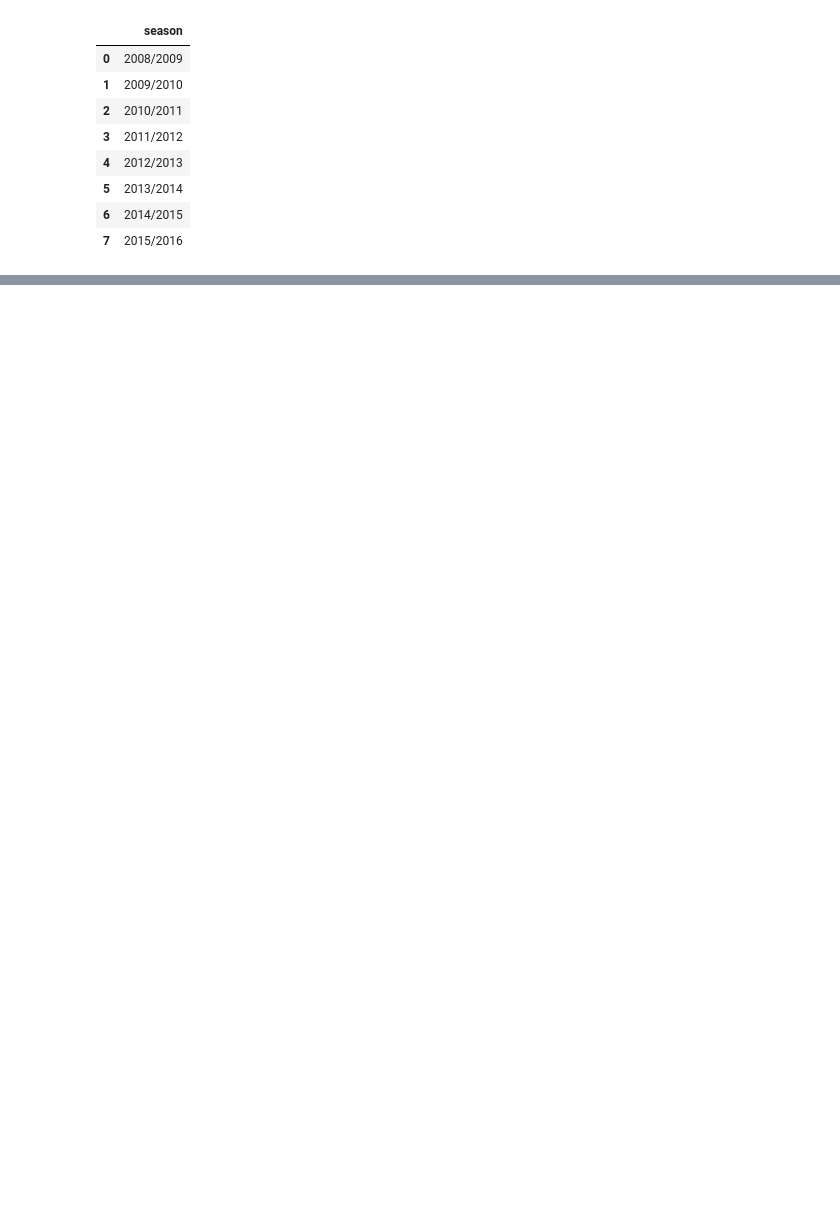
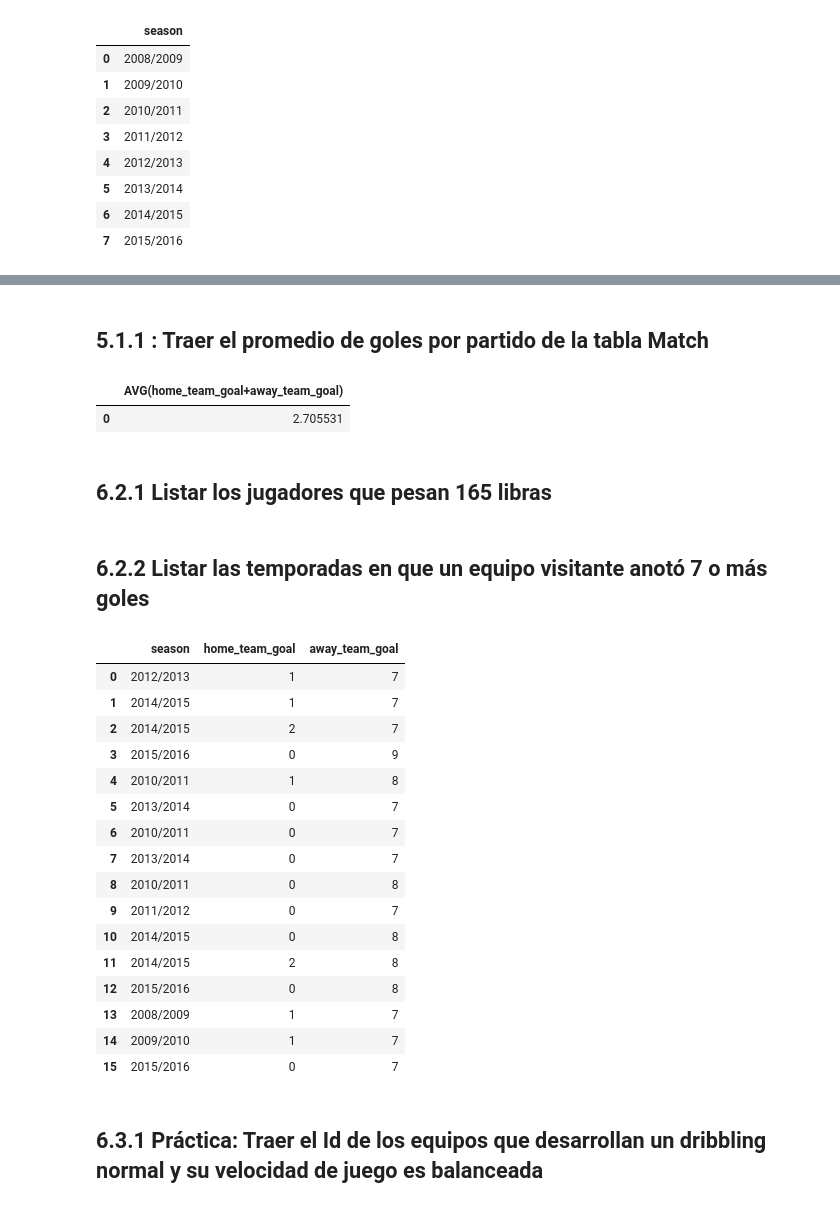
Before and after one commit to NeverShoutLala/Talento-Tech, a Jupyter notebook: tallersql.ipynb, the cells around one changed output, grey strips where cells are left out. Saved outputs shown, nothing was run; the diff lists cells and outputs as text; code cells hidden in the pictures; blank space fills up the shorter version.

```diff
--- a/tallersql.ipynb
+++ b/tallersql.ipynb
@@ -115,0 +288,12 @@ seasons
+# %% [markdown]
+## 5.1.1 : Traer el promedio de goles por partido de la tabla Match
+# %%
+query = ''' SELECT AVG(home_team_goal+away_team_goal) FROM Match;'''
+
+avg_sum_goals = pd.read_sql(query, conn)
+avg_sum_goals
+# %% [output]
+|  | AVG(home_team_goal+away_team_goal) |
+| 0 | 2.705531 |
+# %% [markdown]
+## 6.2.1  Listar los jugadores que pesan 165 libras
@@ -115,0 +308,28 @@ seasons
+# %% [markdown]
+## 6.2.2 Listar las temporadas en que un equipo visitante anotó 7 o más goles
+# %%
+query = '''SELECT season, home_team_goal,
+          away_team_goal FROM Match WHERE away_team_goal >= 7;'''
+
+away_team_goals = pd.read_sql(query, conn)
+away_team_goals
+# %% [output]
+|  | season | home_team_goal | away_team_goal |
+| 0 | 2012/2013 | 1 | 7 |
+| 1 | 2014/2015 | 1 | 7 |
+| 2 | 2014/2015 | 2 | 7 |
+| 3 | 2015/2016 | 0 | 9 |
+| 4 | 2010/2011 | 1 | 8 |
+| 5 | 2013/2014 | 0 | 7 |
+| 6 | 2010/2011 | 0 | 7 |
+| 7 | 2013/2014 | 0 | 7 |
+| 8 | 2010/2011 | 0 | 8 |
+| 9 | 2011/2012 | 0 | 7 |
+| 10 | 2014/2015 | 0 | 8 |
+| 11 | 2014/2015 | 2 | 8 |
+| 12 | 2015/2016 | 0 | 8 |
+| 13 | 2008/2009 | 1 | 7 |
+| 14 | 2009/2010 | 1 | 7 |
+| 15 | 2015/2016 | 0 | 7 |
+# %% [markdown]
+## 6.3.1 Práctica: Traer el Id de los equipos que desarrollan un dribbling normal y su velocidad de juego es balanceada
```
Also changed, not shown: parts of 59 cells of this notebook.
